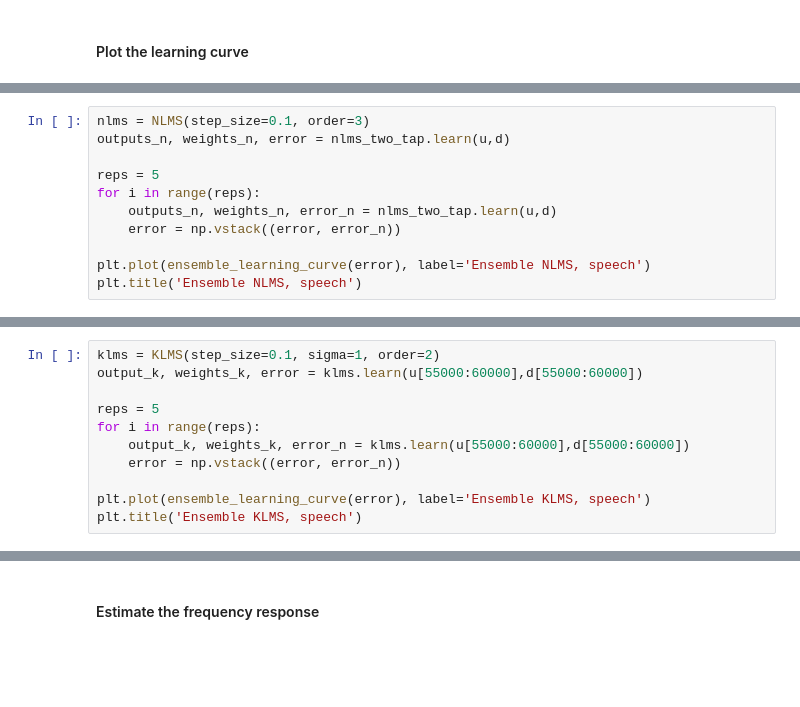
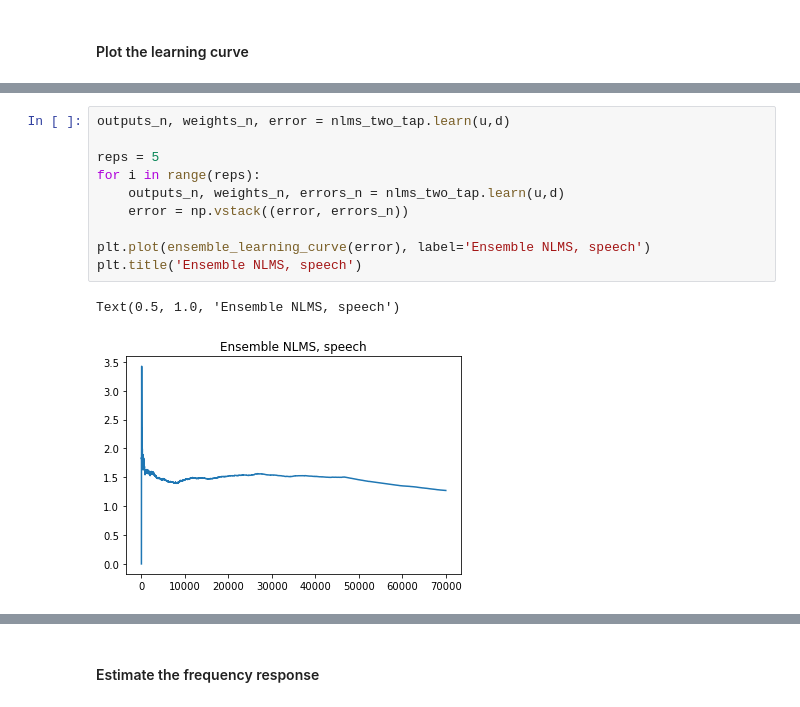
Before and after one commit to IanGMalone/Denoising_with_NLMS_and_KLMS, a Jupyter notebook: Denoising.ipynb, the cells around one changed output, grey strips where cells are left out. Drawn from its saved outputs; the diff is of its cells as text; blank space fills up the shorter version.

```diff
--- a/Denoising.ipynb
+++ b/Denoising.ipynb
@@ -487,11 +396,0 @@ time: 250 ms (started: 2021-03-09 10:56:36 -05:00)
-# %%
-nlms = NLMS(step_size=0.1, order=3)
-outputs_n, weights_n, error = nlms_two_tap.learn(u,d)
-
-reps = 5
-for i in range(reps):
-    outputs_n, weights_n, error_n = nlms_two_tap.learn(u,d)
-    error = np.vstack((error, error_n))
-
-plt.plot(ensemble_learning_curve(error), label='Ensemble NLMS, speech')
-plt.title('Ensemble NLMS, speech')
@@ -502,11 +396,0 @@ time: 5.67 s (started: 2021-03-09 10:56:36 -05:00)
-# %%
-klms = KLMS(step_size=0.1, sigma=1, order=2)
-output_k, weights_k, error = klms.learn(u[55000:60000],d[55000:60000])
-
-reps = 5
-for i in range(reps):
-    output_k, weights_k, error_n = klms.learn(u[55000:60000],d[55000:60000])
-    error = np.vstack((error, error_n))
-
-plt.plot(ensemble_learning_curve(error), label='Ensemble KLMS, speech')
-plt.title('Ensemble KLMS, speech')
@@ -516,0 +397,13 @@ time: 10min 15s (started: 2021-03-09 10:56:42 -05:00)
+# %%
+outputs_n, weights_n, error = nlms_two_tap.learn(u,d)
+
+reps = 5
+for i in range(reps):
+    outputs_n, weights_n, errors_n = nlms_two_tap.learn(u,d)
+    error = np.vstack((error, errors_n))
+
+plt.plot(ensemble_learning_curve(error), label='Ensemble NLMS, speech')
+plt.title('Ensemble NLMS, speech')
+# %% [output]
+Text(0.5, 1.0, 'Ensemble NLMS, speech')
+[figure, added]
```
Also changed, not shown: parts of 57 cells of this notebook.
